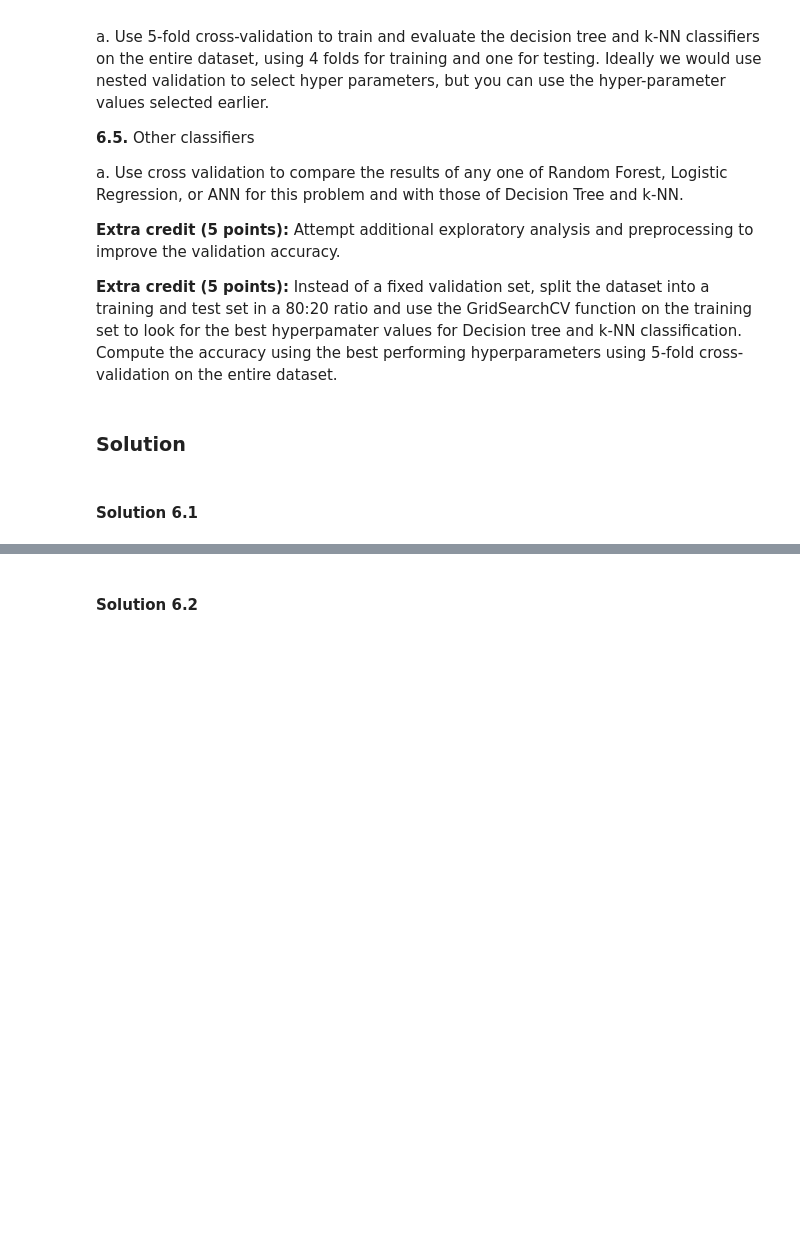
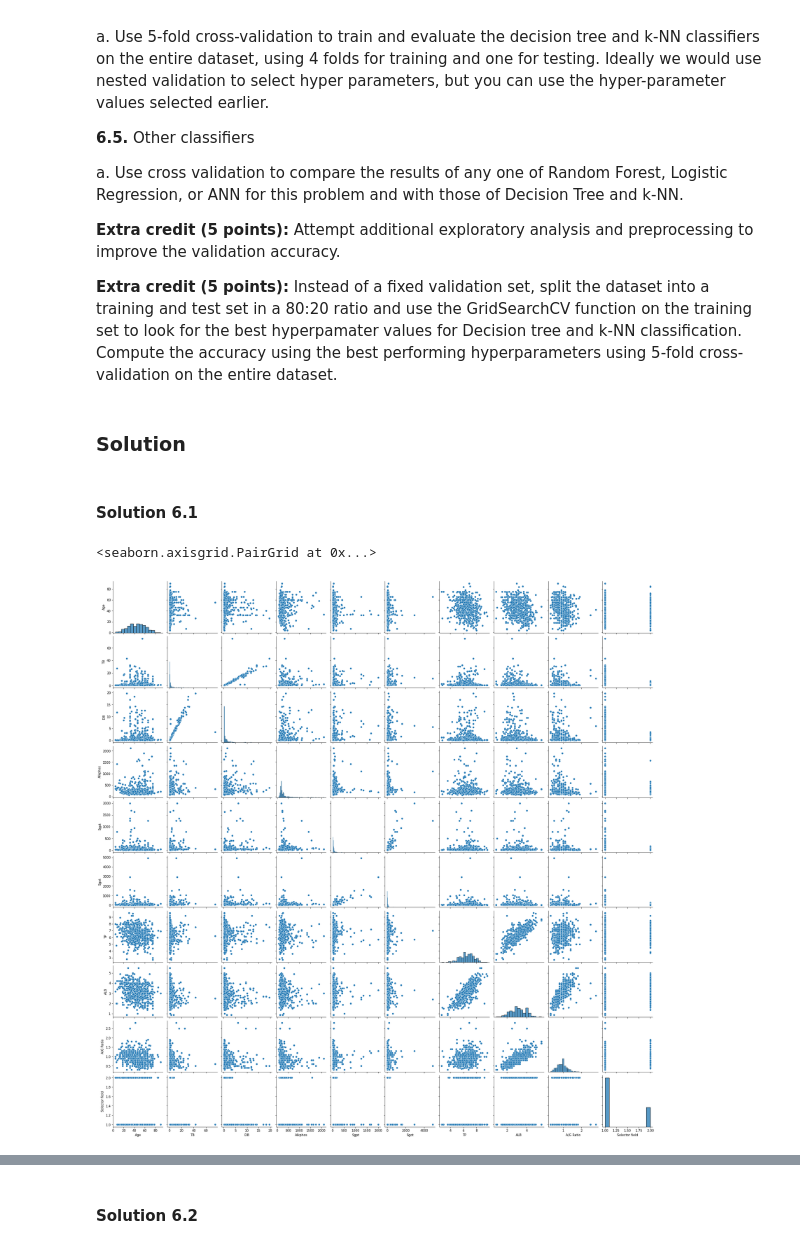
Before and after one commit to karan-shishoo/FDSA-DSCI-633-Fall2021, a Jupyter notebook: Assignment 2/DSCI-633-Assignment-2.ipynb, the cells around one changed output, grey strips where cells are left out. Saved outputs shown, nothing was run; the diff lists cells and outputs as text; code cells hidden in the pictures; blank space fills up the shorter version.

```diff
--- a/Assignment 2/DSCI-633-Assignment-2.ipynb
+++ b/Assignment 2/DSCI-633-Assignment-2.ipynb
@@ -292,3 +583,13 @@ a.	Use cross validation to compare the results of any one of Random Forest, Logi
 ### Solution
 # %% [markdown]
 #### Solution 6.1
+# %%
+from matplotlib import pyplot as plt
+import pandas as pd
+import seaborn as sns
+header_list = ["Age", "Gender", "TB", "DB", "Alkphos", "Sgpt", "Sgot", "TP", "ALB", "A/G Ratio", "Selector field"]
+df = pd.read_csv('liver.csv', names = header_list)
+sns.pairplot(df)
+# %% [output]
+<seaborn.axisgrid.PairGrid at 0x...>
+[figure, added]
```
Also changed, not shown: parts of 37 cells of this notebook, 3 other files.
